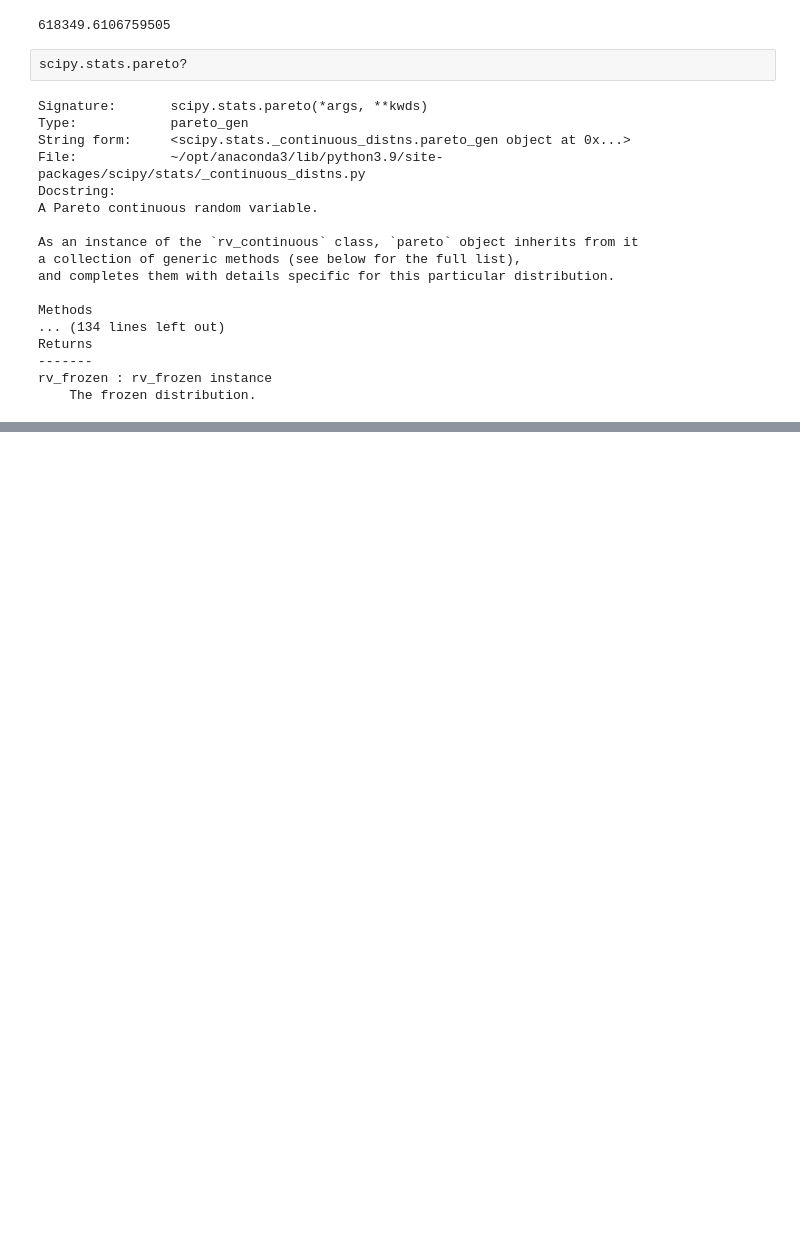
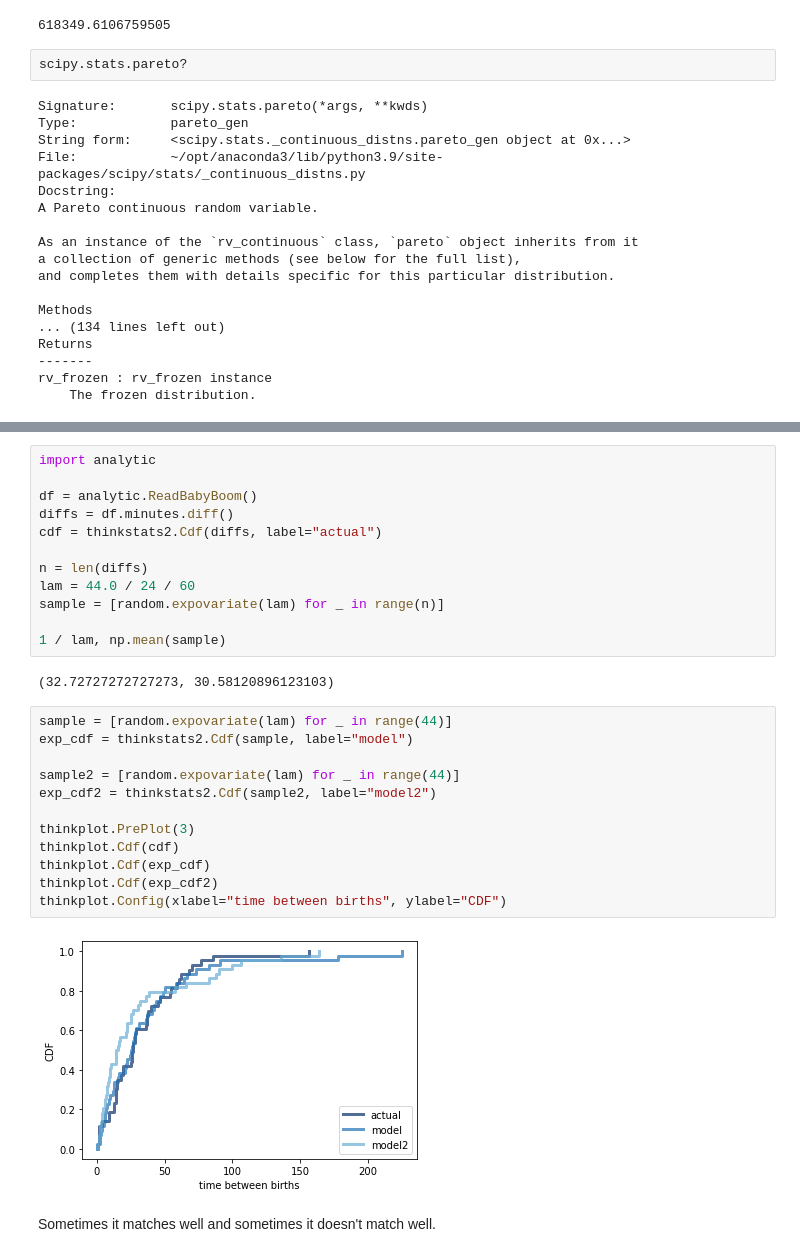
Before and after one commit to lealiaxiong/2022-summer-homeschool, a Jupyter notebook: thinkstats2/chapter-05.ipynb, the cells around one changed output, grey strips where cells are left out. Cells and saved outputs as stored; diff of their text form; blank space fills up the shorter version.

```diff
--- a/thinkstats2/chapter-05.ipynb
+++ b/thinkstats2/chapter-05.ipynb
@@ -533,0 +566,30 @@ rv_frozen : rv_frozen instance
+# %%
+import analytic
+
+df = analytic.ReadBabyBoom()
+diffs = df.minutes.diff()
+cdf = thinkstats2.Cdf(diffs, label="actual")
+
+n = len(diffs)
+lam = 44.0 / 24 / 60
+sample = [random.expovariate(lam) for _ in range(n)]
+
+1 / lam, np.mean(sample)
+# %% [output]
+(32.72727272727273, 30.58120896123103)
+# %%
+sample = [random.expovariate(lam) for _ in range(44)]
+exp_cdf = thinkstats2.Cdf(sample, label="model")
+
+sample2 = [random.expovariate(lam) for _ in range(44)]
+exp_cdf2 = thinkstats2.Cdf(sample2, label="model2")
+
+thinkplot.PrePlot(3)
+thinkplot.Cdf(cdf)
+thinkplot.Cdf(exp_cdf)
+thinkplot.Cdf(exp_cdf2)
+thinkplot.Config(xlabel="time between births", ylabel="CDF")
+# %% [output]
+[figure, added]
+# %% [markdown]
+Sometimes it matches well and sometimes it doesn't match well.
```
Also changed, not shown: parts of 25 cells of this notebook, 2 other files.
